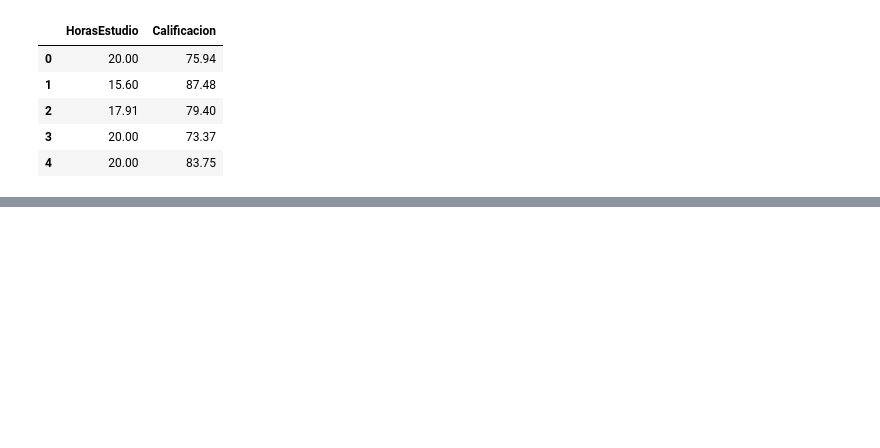
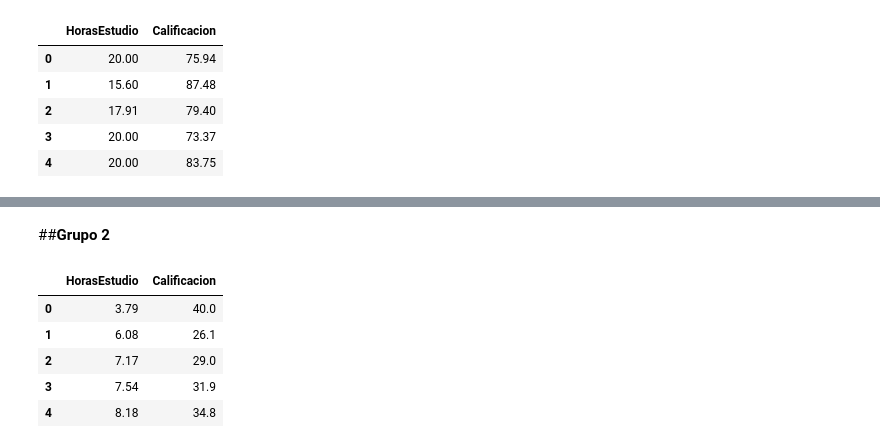
Before and after one commit to MiguelAngelSP29/Probabilidad-y-estad-stica-, a Jupyter notebook: Unidad 5/PRACTICAFINAL:Regresionlinealycorrelacion.ipynb, the cells around one changed output, grey strips where cells are left out. Cells and saved outputs as stored; diff of their text form; code cells hidden in the pictures; blank space fills up the shorter version.

```diff
--- a/Unidad 5/PRACTICAFINAL:Regresionlinealycorrelacion.ipynb
+++ b/Unidad 5/PRACTICAFINAL:Regresionlinealycorrelacion.ipynb
@@ -44,0 +102,15 @@ grupo1.head()
+# %% [markdown]
+##**Grupo 2**
+# %%
+#Cargar el grupo 2
+grupo2 = pd.read_csv("grupo2.csv")
+
+#Mostrar las 2 columnas del archivo
+grupo2.head()
+# %% [output]
+|  | HorasEstudio | Calificacion |
+| 0 | 3.79 | 40.0 |
+| 1 | 6.08 | 26.1 |
+| 2 | 7.17 | 29.0 |
+| 3 | 7.54 | 31.9 |
+| 4 | 8.18 | 34.8 |
```
Also changed, not shown: parts of 9 cells of this notebook.
